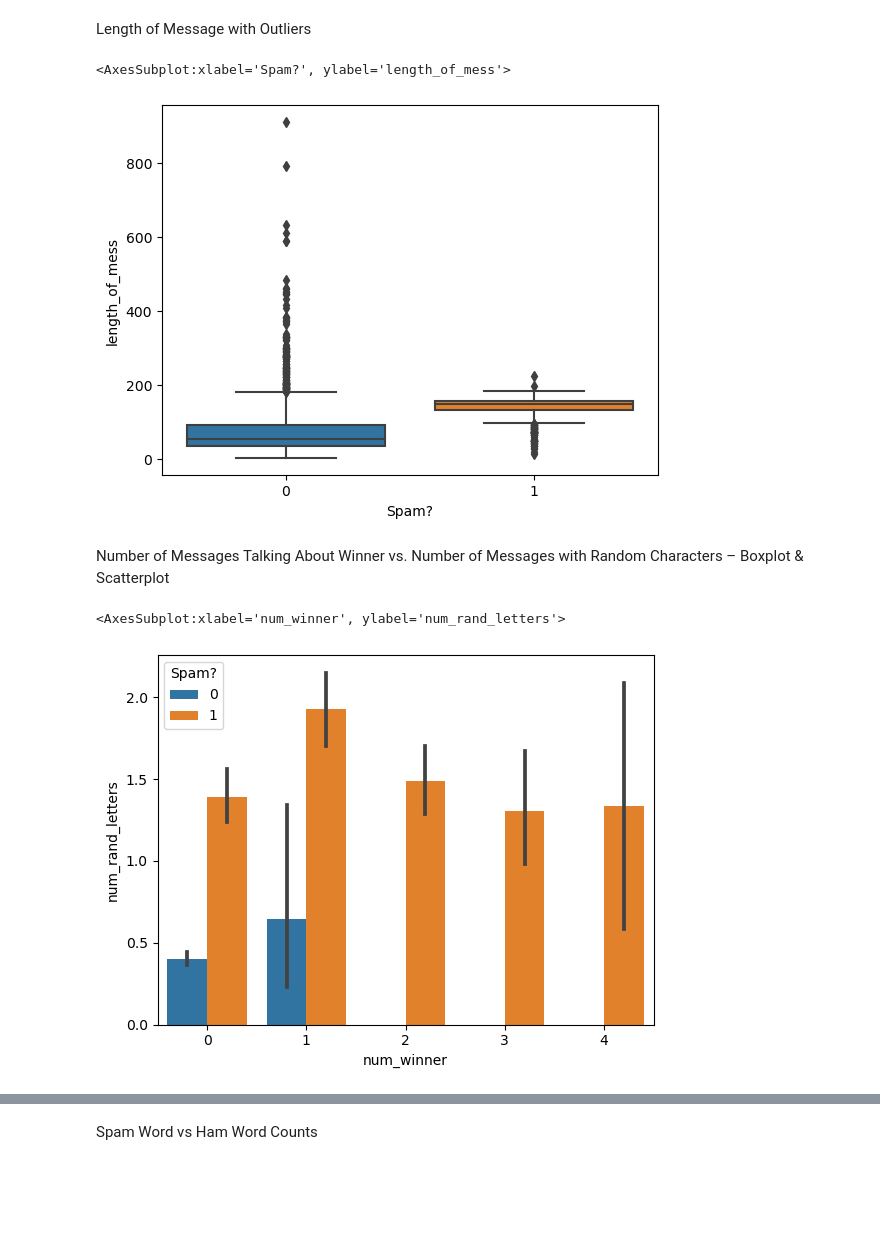
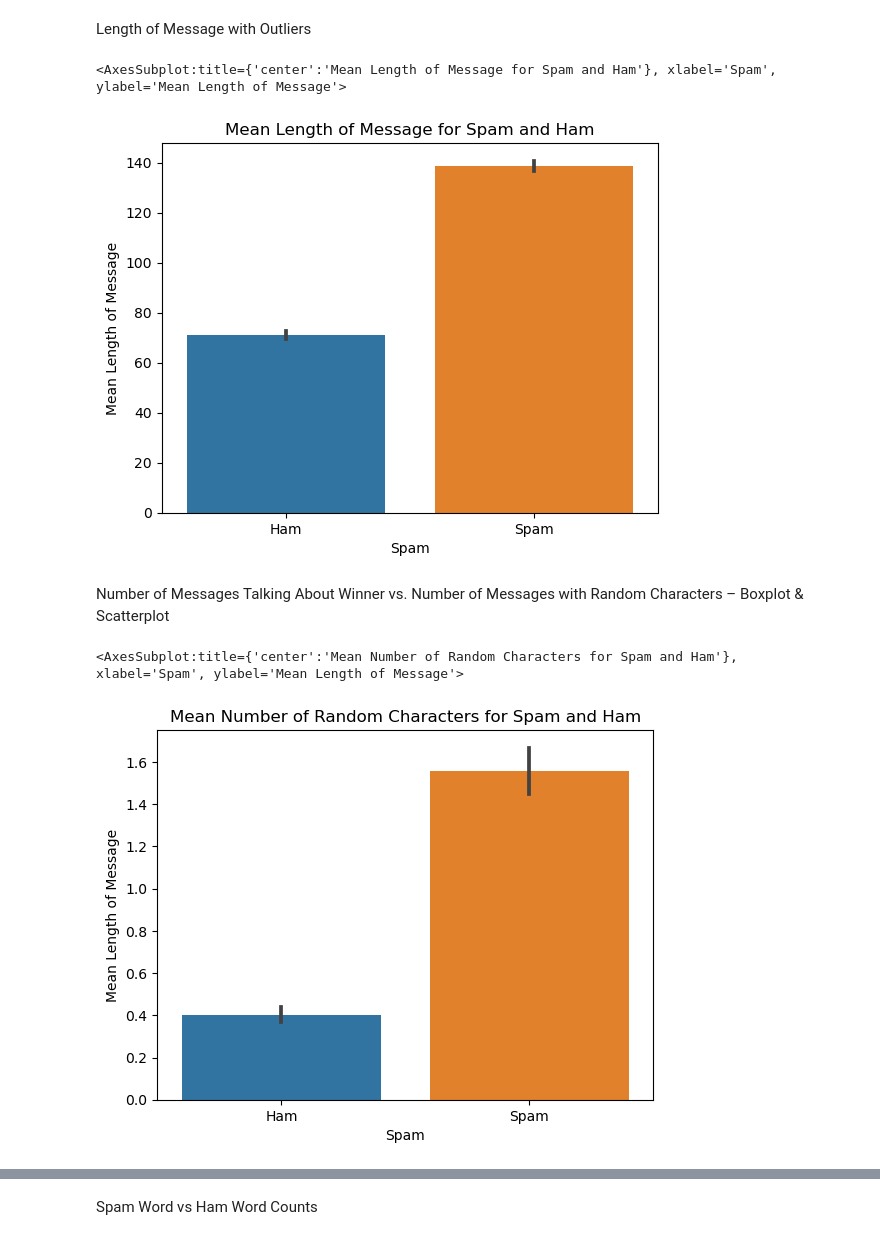
Before and after one commit to jacksteel5314/SpamDetectionML, a Jupyter notebook: Spam ML.ipynb, the cells around one changed output, grey strips where cells are left out. Cells and saved outputs as stored; diff of their text form; code cells hidden in the pictures; blank space fills up the shorter version.

```diff
--- a/Spam ML.ipynb
+++ b/Spam ML.ipynb
@@ -123,9 +95,11 @@ sns.barplot(data=ham_words_df, x="Count", y="Word")
 Adding Variables
 # %%
 spam_df["num_phone_related"] = spam_df["Message"].str.lower().str.count("msg|sms|message|mobile|phone|call|txt|text|texting|send")
-spam_df["num_winner"] = spam_df["Message"].str.lower().str.count("winner|congratulations|prize|jackpot|claim|vacation|cash|free")
-spam_df["num_of_website"] = spam_df["Message"].str.lower().str.count("http|www")
+spam_df["num_winner"] = spam_df["Message"].str.lower().str.count("winner|congratulations|prize|jackpot|claim|vacation|cash|free|won|win|winning|iphone|money|ipad|cash")
+spam_df["greetings"] = spam_df["Message"].str.lower().str.count("hello|hi|what's up|whats up|sup|hey|heyy|heyyy")
+spam_df["num_of_website"] = spam_df["Message"].str.lower().str.count("http|www|.com|.net|website|link")
 spam_df["num_rand_letters"] = spam_df["Message"].str.count("!|@|#|$|%|^|&|>|<|/+|=") - 2
+spam_df["num_money"] = spam_df["Message"].str.lower().str.count("$|money|cash|card|free|credit|pay|venmo|cashapp|dollars|credits|dollar|cards") - 1
 spam_df["length_of_mess"] = [len(mess) for mess in spam_df["Message"]]
 spam_df["spam_word_count"] = spam_df["Message"].str.count("to|a|call|your|you|the|for|or|free|2|is|ur|on|txt|have|from|and|u|text|mobile|with|claim|reply|&|of|now|4|stop|our|this")
 spam_df["ham_word_count"] = spam_df["Message"].str.count("i|you|to|the|a|u|and|in|my|is|me|of|for|that|it|have|your|but|are|so|not|on|at|i'm|can|if|do|will|be")
@@ -153,15 +127,27 @@ spam_df[:20]
 # %% [markdown]
 Length of Message with Outliers
 # %%
-sns.boxplot(data=spam_df, y="length_of_mess", x="Spam?")
+# Mean Length of Message for Spam and Ham
+
+plot_one_data = spam_df
+plot_one_data["Variable"] = np.where(plot_one_data["Spam?"] ==1, "Spam", "Ham")
+plot_one = sns.barplot(data=plot_one_data, y="length_of_mess", x="Variable")
+plot_one.set(xlabel="Spam", ylabel="Mean Length of Message", title="Mean Length of Message for Spam and Ham")
+plot_one
 # %% [output]
-<AxesSubplot:xlabel='Spam?', ylabel='length_of_mess'>
+<AxesSubplot:title={'center':'Mean Length of Message for Spam and Ham'}, xlabel='Spam', ylabel='Mean Length of Message'>
-[figure, old version]
+[figure, new version]
 # %% [markdown]
 Number of Messages Talking About Winner vs. Number of Messages with Random Characters – Boxplot & Scatterplot
 # %%
-sns.barplot(data=spam_df, x="num_winner", y="num_rand_letters", hue="Spam?")
+# Mean Number of Random Characters for Spam and Ham
+
+plot_two_data = spam_df
+plot_two_data["Variable"] = np.where(plot_two_data["Spam?"] ==1, "Spam", "Ham")
+plot_two = sns.barplot(data=plot_two_data, y="num_rand_letters", x="Variable")
+plot_two.set(xlabel="Spam", ylabel="Mean Length of Message", title="Mean Number of Random Characters for Spam and Ham")
+plot_two
 # %% [output]
-<AxesSubplot:xlabel='num_winner', ylabel='num_rand_letters'>
+<AxesSubplot:title={'center':'Mean Number of Random Characters for Spam and Ham'}, xlabel='Spam', ylabel='Mean Length of Message'>
-[figure, old version]
+[figure, new version]
 # %%
```
Also changed, not shown: parts of 43 cells of this notebook.
